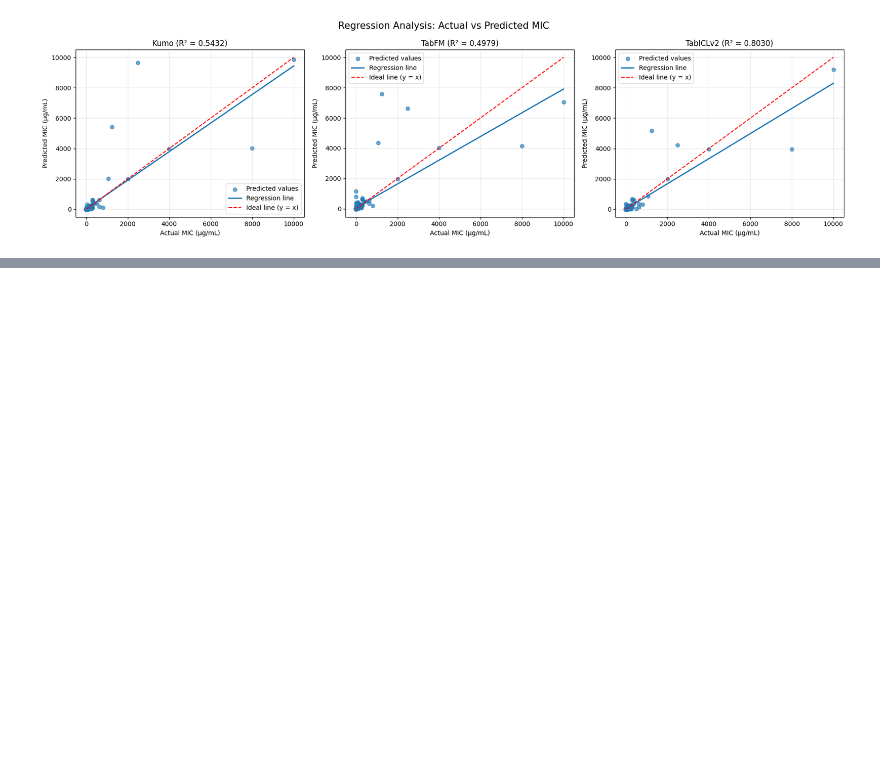
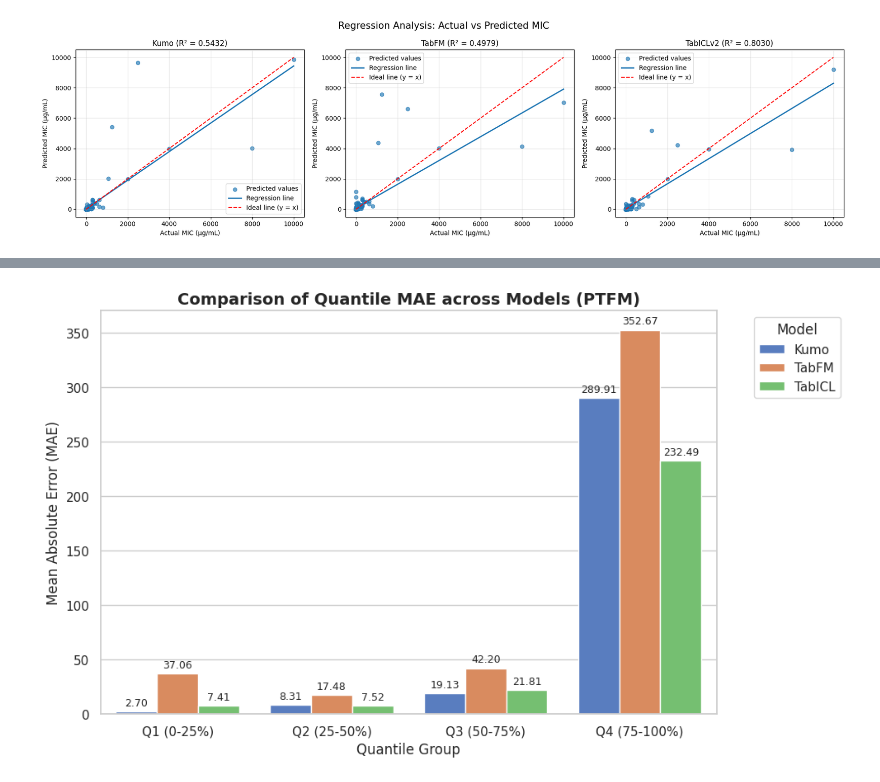
Before and after one commit to BaoNguyen151654/Biomed_DataScience, a Jupyter notebook: Performance_seltox_ptfm/MIC/PTFM_MIC.ipynb, the cells around one changed output, grey strips where cells are left out. Cells and saved outputs as stored; diff of their text form; code cells hidden in the pictures; blank space fills up the shorter version.

```diff
--- a/Performance_seltox_ptfm/MIC/PTFM_MIC.ipynb
+++ b/Performance_seltox_ptfm/MIC/PTFM_MIC.ipynb
@@ -147,6 +147,7 @@ tabicl-regressor-v2-20260212.ckpt: downloading bytes:           |  0.00B
 # %%
 y_pred_tabicl = out_icl["q500"].numerical.cpu().numpy()
 y_pred_tabicl = y_pred_tabicl.reshape(-1)
+y_pred_tabicl = np.maximum(y_pred_tabicl, 0.000001)
 # %%
 n_train = len(X_train)
 x_context = table[:n_train].drop_columns("target")
@@ -185,6 +186,7 @@ TableTensor(
 # %%
 tabfm_df = out_tabfm.to_pandas()
 y_pred_tabfm = tabfm_df.iloc[:, 0].to_numpy().reshape(-1)
+y_pred_tabfm = np.maximum(y_pred_tabfm, 0.000001)
 # %%
 model_kumo = KumoTabular(
     task=Task.regression,
@@ -213,6 +215,7 @@ torch.Size([298, 999])
 # %%
 kumo_df = out_kumo.to_pandas()
 y_pred_kumo = out_kumo["q500"].numerical.cpu().numpy().reshape(-1)
+y_pred_kumo = np.maximum(y_pred_kumo, 0.000001)
 # %%
 evaluation_ptfm_MIC = pd.DataFrame([
     {
@@ -353,0 +394,25 @@ TabICLv2: 8 / 298 (2.68%)
+# %%
+plt.figure(figsize=(10, 6))
+sns.set_theme(style="whitegrid")
+
+ax = sns.barplot(
+    data=df_by_quantile,
+    x='Quantile',
+    y='MAE',
+    hue='Model',
+    palette='muted'
+)
+
+for container in ax.containers:
+    ax.bar_label(container, fmt='%.2f', padding=3, fontsize=9)
+
+plt.title('Comparison of Quantile MAE across Models (PTFM)', fontsize=14, fontweight='bold')
+plt.xlabel('Quantile Group', fontsize=12)
+plt.ylabel('Mean Absolute Error (MAE)', fontsize=12)
+plt.legend(title='Model', bbox_to_anchor=(1.05, 1), loc='upper left')
+plt.tight_layout()
+
+plt.savefig('quantile_mae_comparison.png', dpi=300)
+plt.show()
+# %% [output]
+[figure, added]
```
Also changed, not shown: parts of 9 cells of this notebook, 2 other files.
